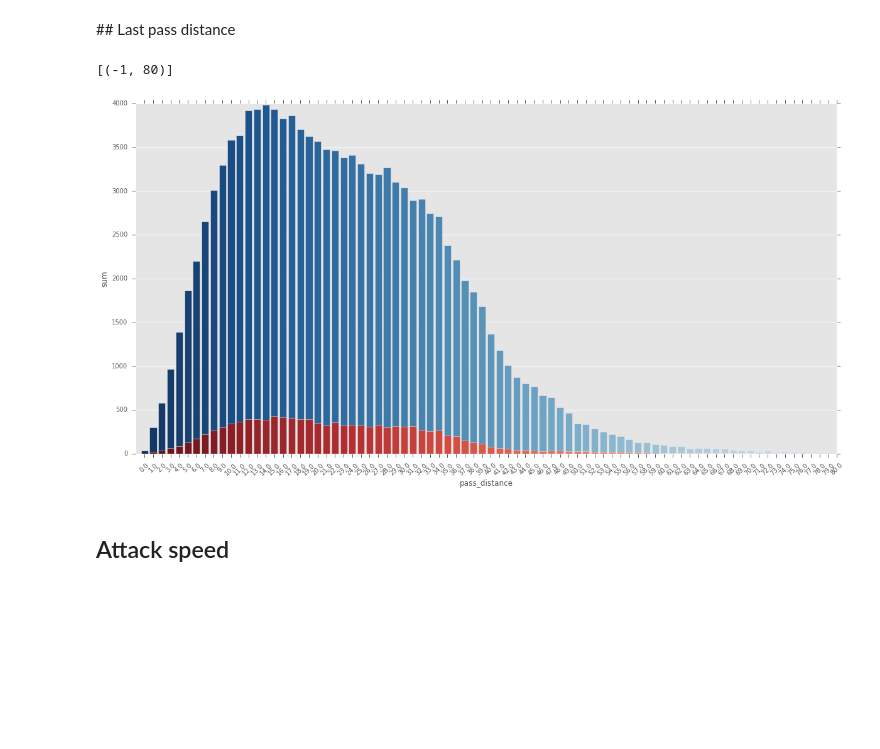
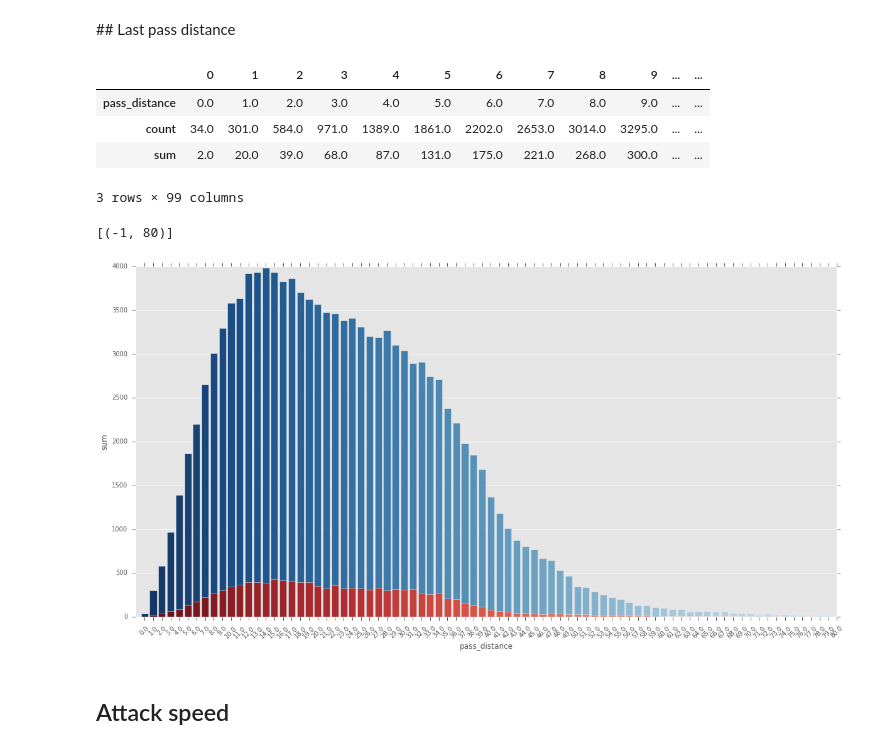
Before and after one commit to 10contre11/notebooks, a Jupyter notebook: xg_features_selection.ipynb, the cells around one changed output. Drawn from its saved outputs; the diff is of its cells as text; code cells hidden in the pictures; blank space fills up the shorter version.

```diff
--- a/xg_features_selection.ipynb
+++ b/xg_features_selection.ipynb
@@ -66,13 +81,19 @@ p.set(xlim=(0, 90))
 # %%
 nb_shots_by_distance = shots.groupby(shots['pass_distance'].apply(lambda x: round(x, 0))).agg(['count', 'sum'])['goal']
 nb_shots_by_distance.reset_index(inplace=True)
 
+display(nb_shots_by_distance.T)
 p = sns.barplot(x="pass_distance", y="count", data=nb_shots_by_distance, palette=color1)
 p = sns.barplot(x="pass_distance", y="sum", data=nb_shots_by_distance, palette=color2)
 p.set_xticklabels(labels = p.get_xticklabels(), rotation=45)
 p.set(xlim=(-1, 80))
 # %% [output]
+|  | 0 | 1 | 2 | 3 | 4 | 5 | 6 | 7 | 8 | 9 | ... | ... |
+| pass_distance | 0.0 | 1.0 | 2.0 | 3.0 | 4.0 | 5.0 | 6.0 | 7.0 | 8.0 | 9.0 | ... | ... |
+| count | 34.0 | 301.0 | 584.0 | 971.0 | 1389.0 | 1861.0 | 2202.0 | 2653.0 | 3014.0 | 3295.0 | ... | ... |
+| sum | 2.0 | 20.0 | 39.0 | 68.0 | 87.0 | 131.0 | 175.0 | 221.0 | 268.0 | 300.0 | ... | ... |
-[(-1, 80)]
+3 rows × 99 columns
+[(-1, 80)]
 [figure]
 # %% [markdown]
 ## Attack speed
```
Also changed, not shown: parts of 11 cells of this notebook.
